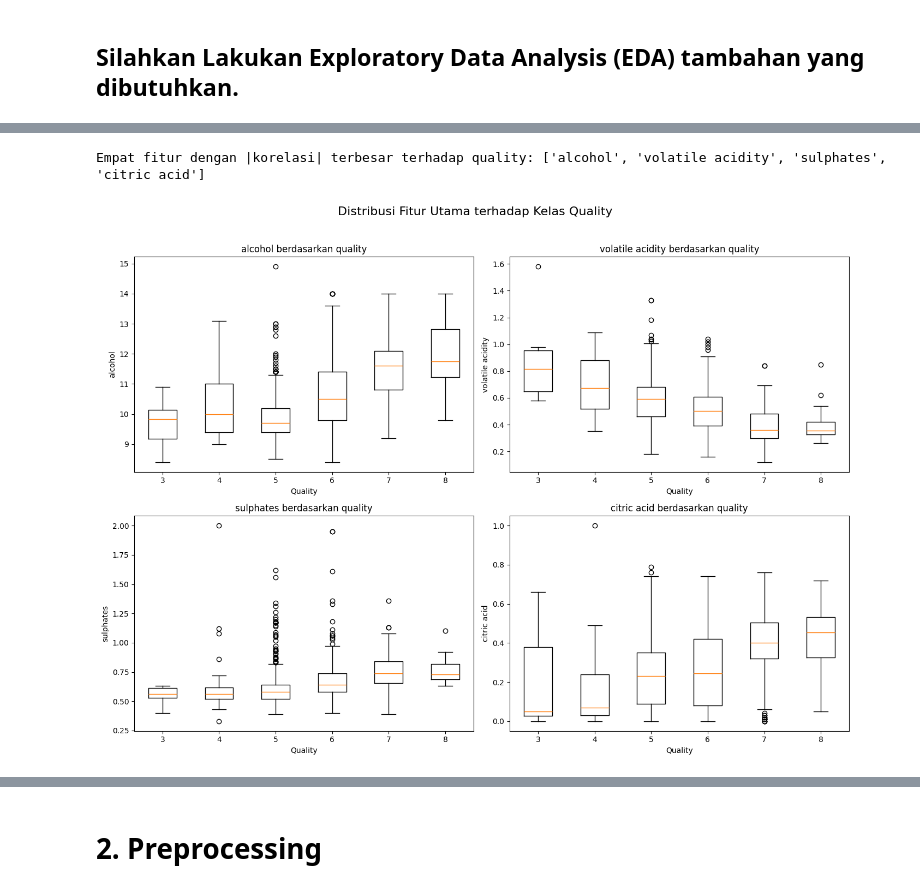
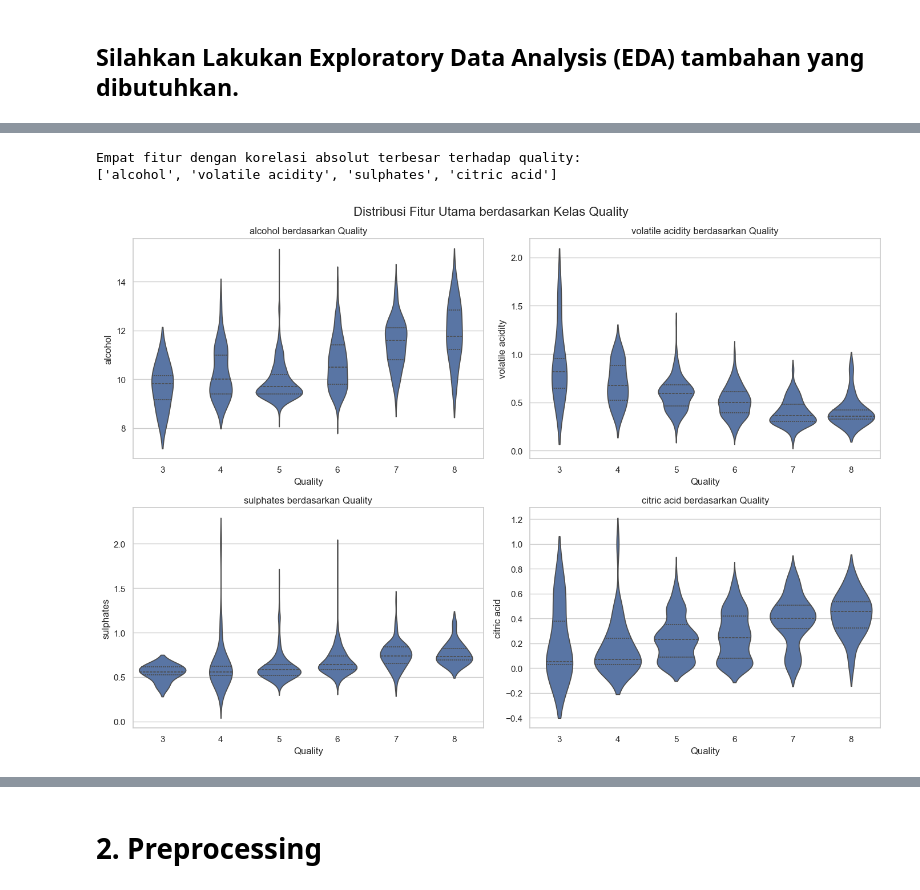
Before and after one commit to nathaniagavrila/Machine-Learning-2026, a Jupyter notebook: 1_Tugas_KNN/5054251050_KNN.ipynb, the cells around one changed output, grey strips where cells are left out. Saved outputs shown, nothing was run; the diff lists cells and outputs as text; code cells hidden in the pictures.

```diff
--- a/1_Tugas_KNN/5054251050_KNN.ipynb
+++ b/1_Tugas_KNN/5054251050_KNN.ipynb
@@ -252,22 +306,27 @@ Name: count, dtype: int64
 # %%
-# Distribusi seluruh fitur numerik
-feature_cols = [c for c in data.columns if c not in ["Id", "quality"]]
-
+# Visualisasi 3: Histogram seluruh fitur numerik
 n_cols = 3
 n_rows = int(np.ceil(len(feature_cols) / n_cols))
-fig, axes = plt.subplots(n_rows, n_cols, figsize=(15, 3.5 * n_rows))
+
+fig, axes = plt.subplots(
+    n_rows, n_cols,
+    figsize=(16, 4 * n_rows)
+)
 axes = np.array(axes).reshape(-1)
 
 for ax, col in zip(axes, feature_cols):
     ax.hist(data[col], bins=25, edgecolor="black", alpha=0.75)
-    ax.set_title(f"Distribusi {col}")
+    ax.axvline(data[col].mean(), linestyle="--", linewidth=1.5, label="Mean")
+    ax.axvline(data[col].median(), linestyle=":", linewidth=1.5, label="Median")
+    ax.set_title(f"Histogram {col}")
     ax.set_xlabel(col)
     ax.set_ylabel("Frekuensi")
+    ax.legend()
 
 for ax in axes[len(feature_cols):]:
     ax.axis("off")
 
-plt.suptitle("Distribusi Fitur Numerik", fontsize=16, y=1.02)
+plt.suptitle("Distribusi Fitur Numerik dengan Mean dan Median", fontsize=16)
 plt.tight_layout()
 plt.show()
 # %% [output]
@@ -275,31 +352,35 @@ plt.show()
 # %%
-# Pilih fitur dengan korelasi absolut terbesar terhadap quality
+# Visualisasi 5: Distribusi fitur utama berdasarkan quality dengan violin plot
 target_corr = (
     data.drop(columns="Id")
         .corr(numeric_only=True)["quality"]
         .drop("quality")
-        .abs()
-        .sort_values(ascending=False)
+        .sort_values(key=np.abs, ascending=False)
 )
 
 top_features = target_corr.head(4).index.tolist()
-print("Empat fitur dengan |korelasi| terbesar terhadap quality:", top_features)
+print("Empat fitur dengan korelasi absolut terbesar terhadap quality:")
+print(top_features)
 
 fig, axes = plt.subplots(2, 2, figsize=(14, 10))
 axes = axes.flatten()
 
 for ax, col in zip(axes, top_features):
-    # boxplot per kelas untuk melihat perbedaan distribusi
-    classes = sorted(data["quality"].unique())
-    values = [data.loc[data["quality"] == q, col] for q in classes]
-    ax.boxplot(values, labels=classes)
-    ax.set_title(f"{col} berdasarkan quality")
+    sns.violinplot(
+        data=data,
+        x="quality",
+        y=col,
+        inner="quartile",
+        ax=ax
+    )
+    ax.set_title(f"{col} berdasarkan Quality")
     ax.set_xlabel("Quality")
     ax.set_ylabel(col)
 
-plt.suptitle("Distribusi Fitur Utama terhadap Kelas Quality", fontsize=16, y=1.02)
+plt.suptitle("Distribusi Fitur Utama berdasarkan Kelas Quality", fontsize=16)
 plt.tight_layout()
 plt.show()
 # %% [output]
-Empat fitur dengan |korelasi| terbesar terhadap quality: ['alcohol', 'volatile acidity', 'sulphates', 'citric acid']
+Empat fitur dengan korelasi absolut terbesar terhadap quality:
+['alcohol', 'volatile acidity', 'sulphates', 'citric acid']
-[figure, old version]
+[figure, new version]
```
Also changed, not shown: parts of 19 cells of this notebook.
